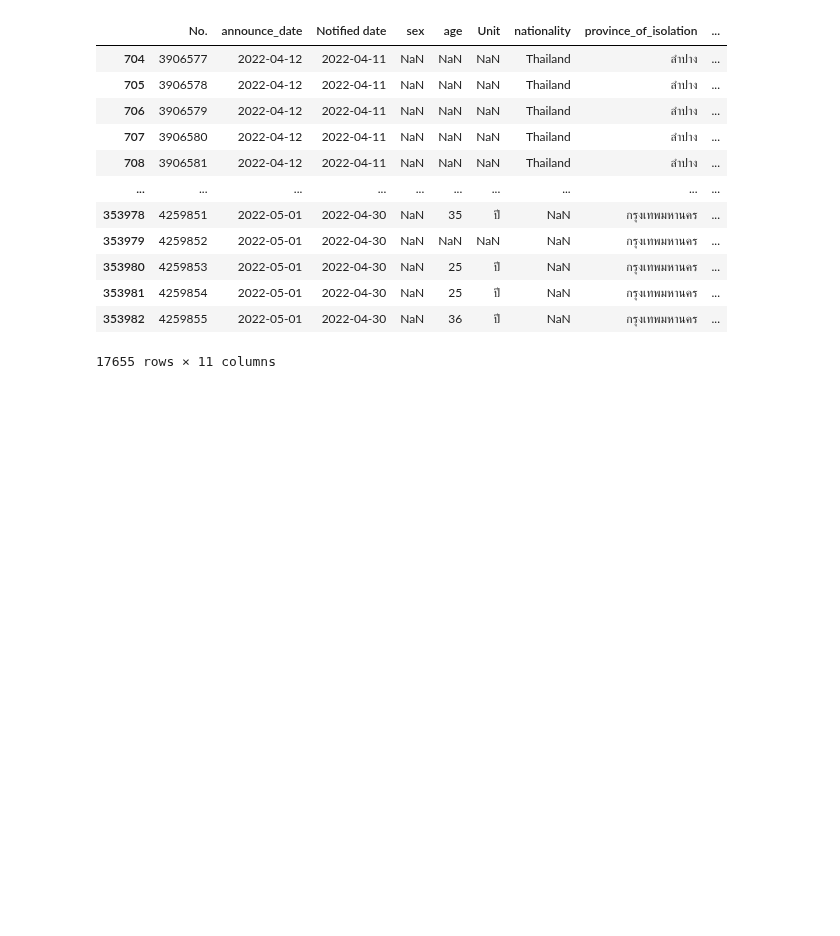
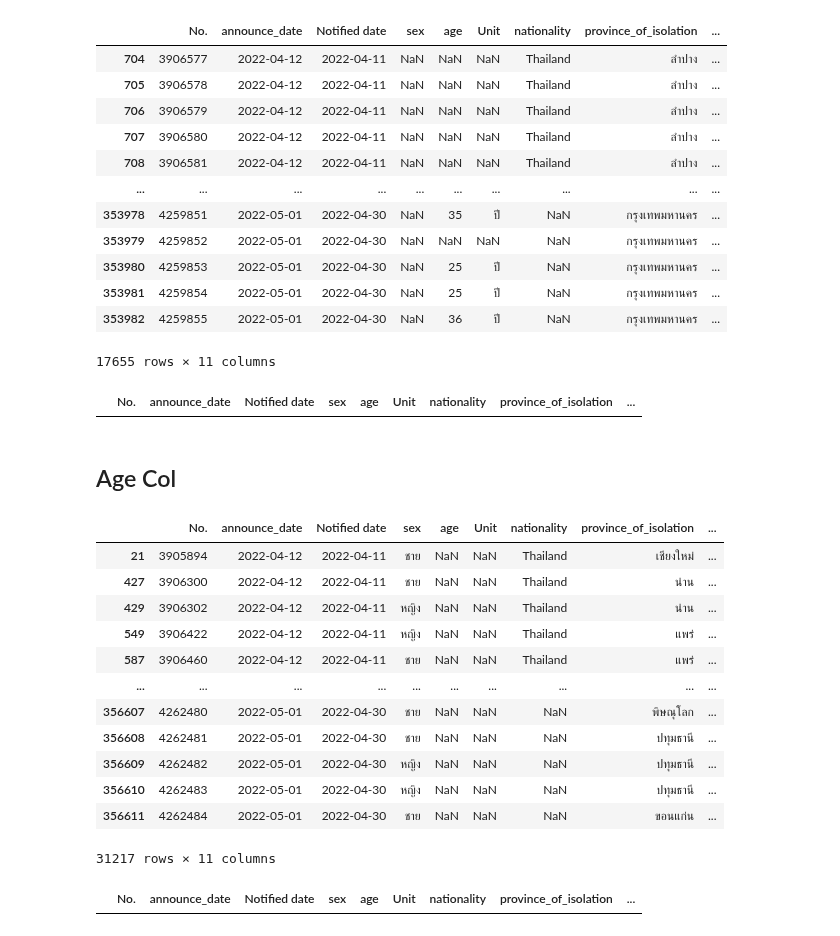
Before and after one commit to Ratchanontt/python_dataviz2023, a Jupyter notebook: Example_for_Final.ipynb, the cells around one changed output. Drawn from its saved outputs; the diff is of its cells as text; code cells hidden in the pictures; blank space fills up the shorter version.

```diff
--- a/Example_for_Final.ipynb
+++ b/Example_for_Final.ipynb
@@ -98,3 +106,29 @@ cases[cases['sex'].isnull()] #แสดง row ที่มี sex ว่าง
 | 353981 | 4259854 | 2022-05-01 | 2022-04-30 | NaN | 25 | ปี | NaN | กรุงเทพมหานคร | ... |
 | 353982 | 4259855 | 2022-05-01 | 2022-04-30 | NaN | 36 | ปี | NaN | กรุงเทพมหานคร | ... |
 17655 rows × 11 columns
+# %%
+cases[cases['sex'].isnull()].dropna()
+# %% [output]
+|  | No. | announce_date | Notified date | sex | age | Unit | nationality | province_of_isolation | ... |
+# %% [markdown]
+## Age Col
+# %%
+cases[cases['age'].isnull()] #แสดง row ที่มี age ว่าง
+# %% [output]
+|  | No. | announce_date | Notified date | sex | age | Unit | nationality | province_of_isolation | ... |
+| 21 | 3905894 | 2022-04-12 | 2022-04-11 | ชาย | NaN | NaN | Thailand | เชียงใหม่ | ... |
+| 427 | 3906300 | 2022-04-12 | 2022-04-11 | ชาย | NaN | NaN | Thailand | น่าน | ... |
+| 429 | 3906302 | 2022-04-12 | 2022-04-11 | หญิง | NaN | NaN | Thailand | น่าน | ... |
+| 549 | 3906422 | 2022-04-12 | 2022-04-11 | หญิง | NaN | NaN | Thailand | แพร่ | ... |
+| 587 | 3906460 | 2022-04-12 | 2022-04-11 | ชาย | NaN | NaN | Thailand | แพร่ | ... |
+| ... | ... | ... | ... | ... | ... | ... | ... | ... | ... |
+| 356607 | 4262480 | 2022-05-01 | 2022-04-30 | ชาย | NaN | NaN | NaN | พิษณุโลก | ... |
+| 356608 | 4262481 | 2022-05-01 | 2022-04-30 | ชาย | NaN | NaN | NaN | ปทุมธานี | ... |
+| 356609 | 4262482 | 2022-05-01 | 2022-04-30 | หญิง | NaN | NaN | NaN | ปทุมธานี | ... |
+| 356610 | 4262483 | 2022-05-01 | 2022-04-30 | หญิง | NaN | NaN | NaN | ปทุมธานี | ... |
+| 356611 | 4262484 | 2022-05-01 | 2022-04-30 | ชาย | NaN | NaN | NaN | ขอนแก่น | ... |
+31217 rows × 11 columns
+# %%
+cases[cases['age'].isnull()].dropna()
+# %% [output]
+|  | No. | announce_date | Notified date | sex | age | Unit | nationality | province_of_isolation | ... |
```
Also changed, not shown: parts of 20 cells of this notebook.
